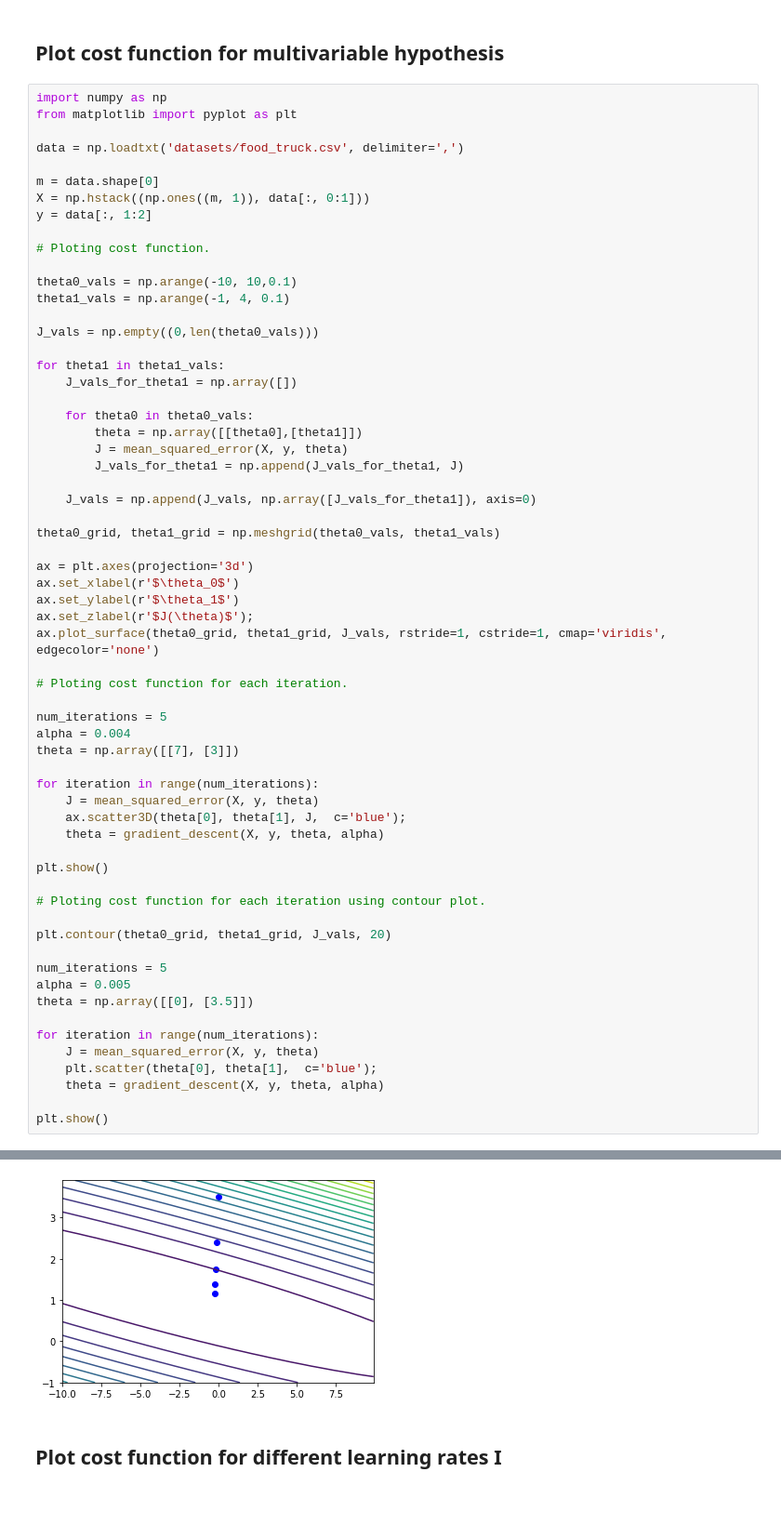
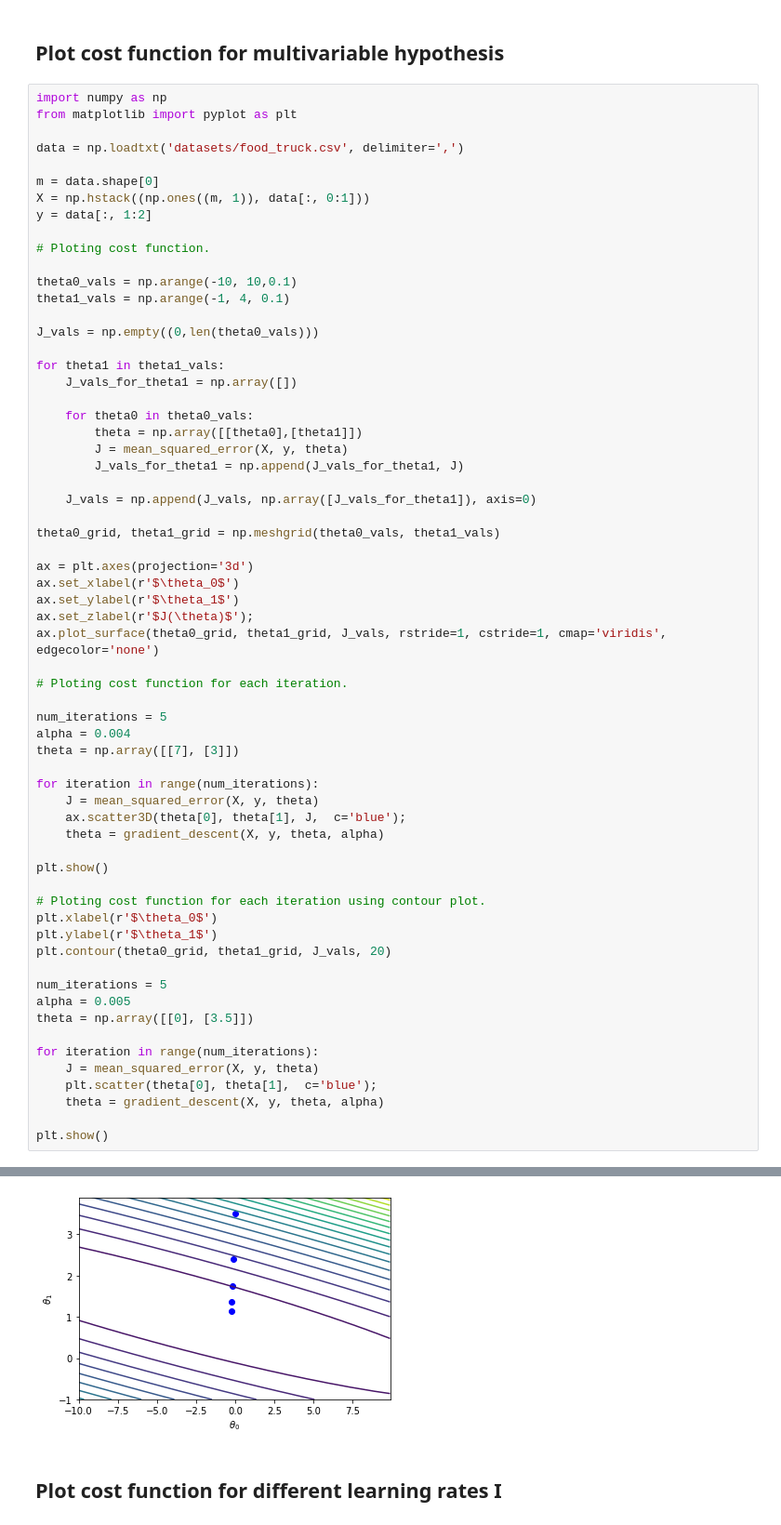
Before and after one commit to Michael-Wisniewski/machine-learning-algorithms, a Jupyter notebook: src/Linear regression algorithms.ipynb, the cells around one changed output, grey strips where cells are left out. Shown at 93% size. Drawn from its saved outputs; the diff is of its cells as text.

```diff
--- a/src/Machine learning algorithms.ipynb
+++ b/src/Linear regression algorithms.ipynb
@@ -302,35 +302,36 @@ ax.set_zlabel(r'$J(\theta)$');
 ax.plot_surface(theta0_grid, theta1_grid, J_vals, rstride=1, cstride=1, cmap='viridis', edgecolor='none')
 
 # Ploting cost function for each iteration.
 
 num_iterations = 5
 alpha = 0.004
 theta = np.array([[7], [3]])
 
 for iteration in range(num_iterations):
     J = mean_squared_error(X, y, theta)
     ax.scatter3D(theta[0], theta[1], J,  c='blue');
     theta = gradient_descent(X, y, theta, alpha)
 
 plt.show()
 
 # Ploting cost function for each iteration using contour plot.
-
+plt.xlabel(r'$\theta_0$')
+plt.ylabel(r'$\theta_1$')
 plt.contour(theta0_grid, theta1_grid, J_vals, 20)
 
 num_iterations = 5
 alpha = 0.005
 theta = np.array([[0], [3.5]])
 
 for iteration in range(num_iterations):
     J = mean_squared_error(X, y, theta)
     plt.scatter(theta[0], theta[1],  c='blue');
     theta = gradient_descent(X, y, theta, alpha)
 
 plt.show()
 # %% [output]
 [figure]
-[figure, old version]
+[figure, new version]
 # %% [markdown]
 ## Plot cost function for different learning rates I
 # %%
```
Also changed, not shown: parts of 5 cells of this notebook, 4 other files.
